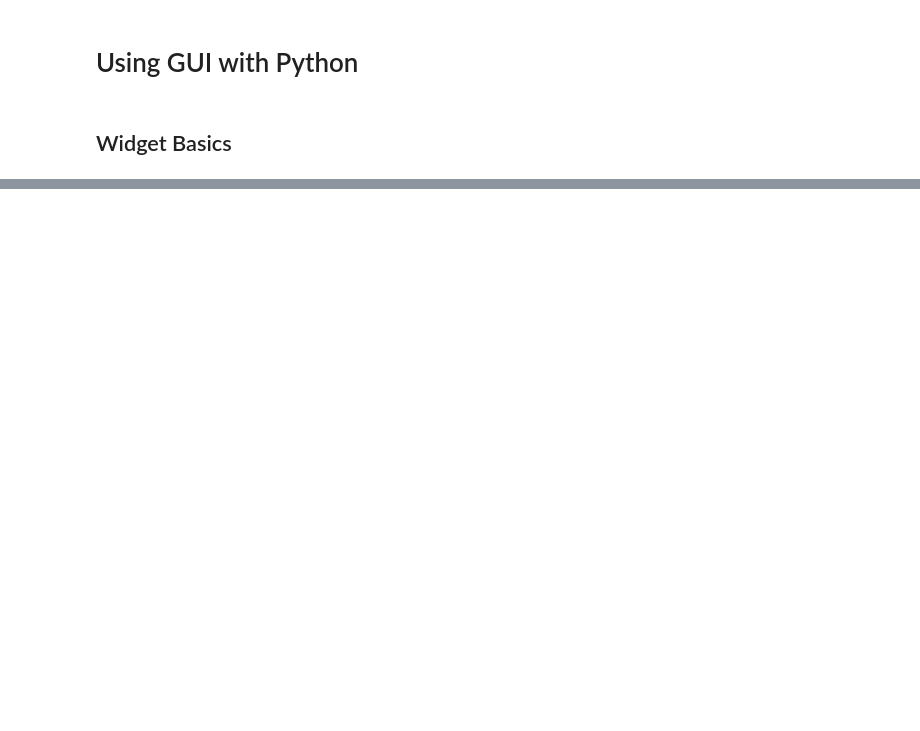
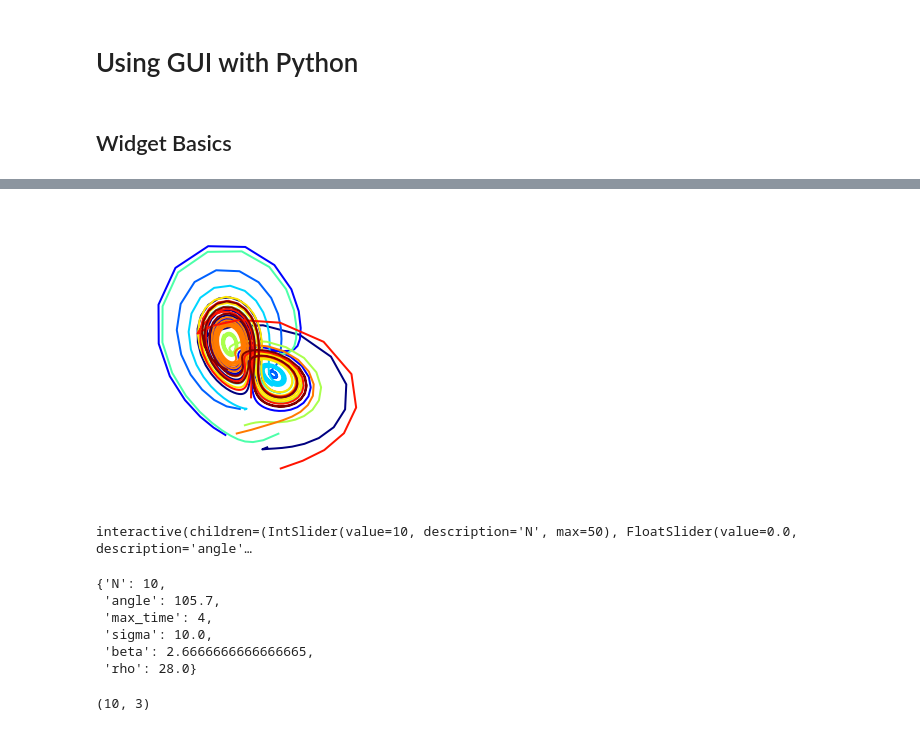
Before and after one commit to thoughtlesslabs/Python, a Jupyter notebook: s21-gui.ipynb, the cells around one changed output, grey strips where cells are left out. Cells and saved outputs as stored; diff of their text form; code cells hidden in the pictures; blank space fills up the shorter version.

```diff
--- a/s21-gui.ipynb
+++ b/s21-gui.ipynb
@@ -89,0 +78,8 @@ a = widgets.FloatText()
+# %%
+w.layout.margin = 'auto'
+w.layout.height = '75px'
+# %%
+x = widgets.IntSlider(value=15,descrtiption='New Slider')
+display(x)
+# %%
+x.layout = w.layout
@@ -89,0 +133,58 @@ a = widgets.FloatText()
+# %%
+def solve_lorenz(N=10, angle=0.0, max_time=4.0, sigma=10.0, beta =8./3, rho=28.0):
+
+    fig = plt.figure();
+    ax = fig.add_axes([0,0,1,1], projection='3d');
+    ax.axis('off')
+
+    #prepare the axes limits
+    ax.set_xlim((-25,25))
+    ax.set_ylim((-35,35))
+    ax.set_zlim((5,55))
+
+    def lorenz_deriv(x_y_z, t0, sigma=sigma,beta=beta,rho=rho):
+        x,y,z = x_y_z
+        return [sigma * ( y- x), x * (rho - z) - y, x * y - beta * z]
+
+    np.random.seed(1)
+    x0 = -15 + 30 * np.random.random((N, 3))
+
+    t = np.linspace(0, max_time, int(50*max_time))
+    x_t = np.asarray([integrate.odeint(lorenz_deriv, x0i, t)
+                    for x0i in x0])
+
+    colors = plt.cm.jet(np.linspace(0,1,N));
+
+    for i in range(N):
+        x,y,z = x_t[i,:,:].T
+        lines = ax.plot(x,y,z, '-', c=colors[i])
+        _ = plt.setp(lines,linewidth=2);
+
+    ax.view_init(30, angle)
+    _ = plt.show();
+
+    return t, x_t
+# %%
+t, x_t = solve_lorenz(angle=0, N=10)
+# %% [output]
+[figure, added]
+# %%
+w = interactive(solve_lorenz, max_time=(0,20),angle=(0,360.),N=(0,50), sigma=(0.0,50.0), rho=(0.0,50.0))
+display(w);
+# %% [output]
+interactive(children=(IntSlider(value=10, description='N', max=50), FloatSlider(value=0.0, description='angle'…
+# %%
+t, x_t = w.result
+w.kwargs
+# %% [output]
+{'N': 10,
+ 'angle': 105.7,
+ 'max_time': 4,
+ 'sigma': 10.0,
+ 'beta': 2.6666666666666665,
+ 'rho': 28.0}
+# %%
+xyz_avg = x_t.mean(axis=1)
+xyz_avg.shape
+# %% [output]
+(10, 3)
```
Also changed, not shown: parts of 24 cells of this notebook.
